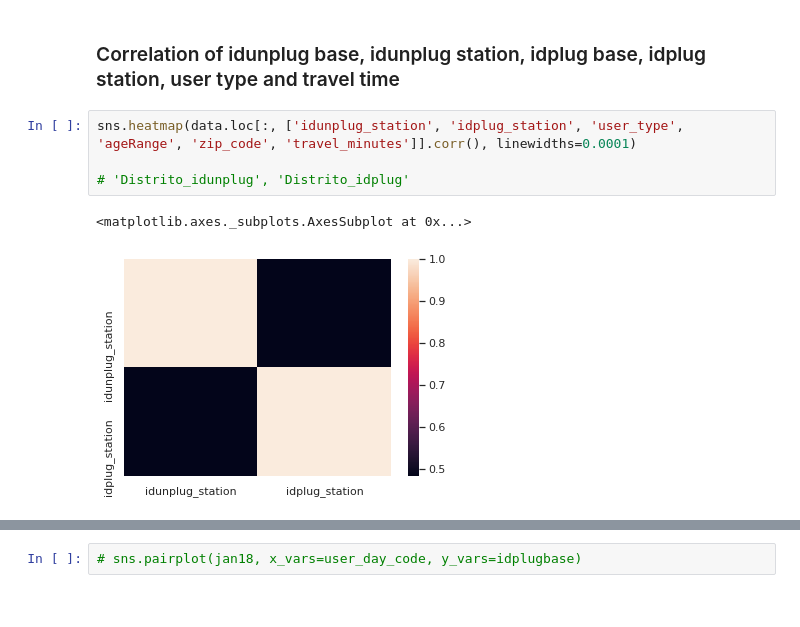
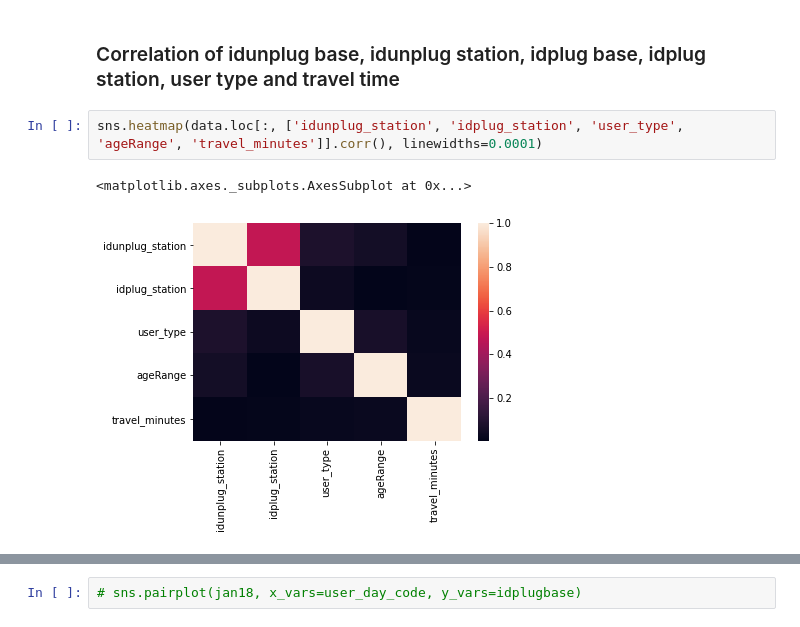
Before and after one commit to rasoco/Master_Data_Science, a Jupyter notebook: TFM/BiciMadProject.ipynb, the cells around one changed output, grey strips where cells are left out. Saved outputs shown, nothing was run; the diff lists cells and outputs as text.

```diff
--- a/TFM/BiciMadProject.ipynb
+++ b/TFM/BiciMadProject.ipynb
@@ -1030,9 +1032,7 @@ Name: user_type, dtype: int64
 # %% [markdown]
 ### Correlation of idunplug base, idunplug station, idplug base, idplug station, user type and travel time
 # %%
-sns.heatmap(data.loc[:, ['idunplug_station', 'idplug_station', 'user_type', 'ageRange', 'zip_code', 'travel_minutes']].corr(), linewidths=0.0001)
-
-# 'Distrito_idunplug', 'Distrito_idplug'
+sns.heatmap(data.loc[:, ['idunplug_station', 'idplug_station', 'user_type', 'ageRange', 'travel_minutes']].corr(), linewidths=0.0001)
 # %% [output]
 <matplotlib.axes._subplots.AxesSubplot at 0x...>
-[figure, old version]
+[figure, new version]
```
Also changed, not shown: parts of 39 cells of this notebook.
